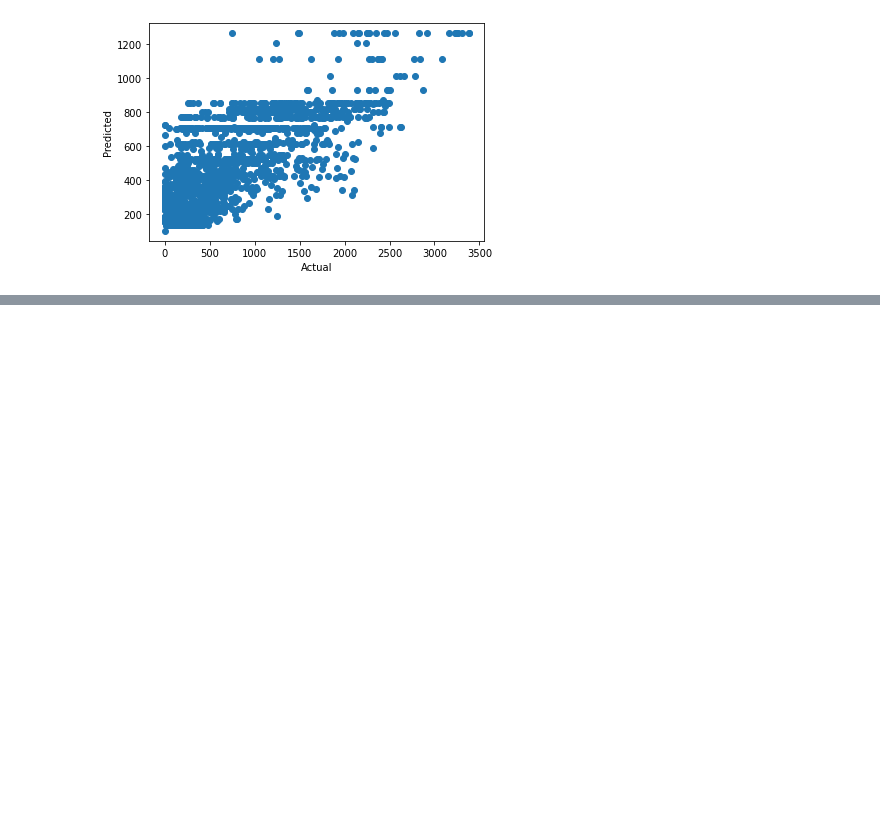
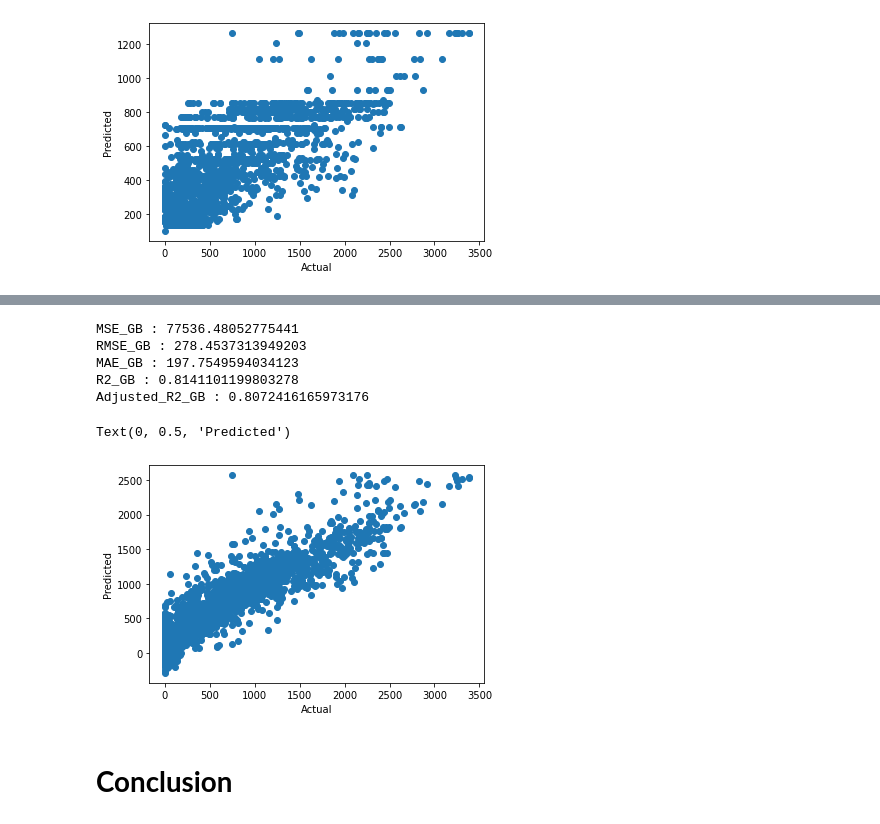
Before and after one commit to Bibhuti-MLAI/Bike-Sharing-Demand-Prediction, a Jupyter notebook: Bike_Sharing_Demand_Prediction_Capstone_Project.ipynb, the cells around one changed output, grey strips where cells are left out. Drawn from its saved outputs; the diff is of its cells as text; code cells hidden in the pictures; blank space fills up the shorter version.

```diff
--- a/Bike_Sharing_Demand_Prediction_Capstone_Project.ipynb
+++ b/Bike_Sharing_Demand_Prediction_Capstone_Project.ipynb
@@ -607,0 +572,6 @@ Text(0, 0.5, 'Predicted')
+# %%
+# Create an instance of the GradientBoostingRegressor
+from sklearn.ensemble import GradientBoostingRegressor
+gb_model = GradientBoostingRegressor()
+
+gb_model.fit(x_train,y_train)
@@ -607,0 +588,37 @@ Text(0, 0.5, 'Predicted')
+# %%
+# Making predictions on train and test data
+
+y_pred_train = gb_model.predict(x_train)
+y_pred_gb = gb_model.predict(x_test)
+# %%
+from sklearn.metrics import mean_squared_error
+MSE_GB= mean_squared_error(y_test, y_pred_gb)
+print("MSE_GB :",MSE_GB)
+
+RMSE_GB=np.sqrt(MSE_GB)
+print("RMSE_GB :",RMSE_GB)
+
+
+MAE_GB= mean_absolute_error(y_test, y_pred_gb)
+print("MAE_GB :",MAE_GB)
+
+
+from sklearn.metrics import r2_score
+R2_GB= r2_score(y_test, y_pred_gb)
+print("R2_GB :",R2_GB)
+print("Adjusted_R2_GB :",1-(1-r2_score(y_test, y_pred_gb))*((x_test.shape[0]-1)/(x_test.shape[0]-x_test.shape[1]-1)) )
+# %% [output]
+MSE_GB : 77536.48052775441
+RMSE_GB : 278.4537313949203
+MAE_GB : 197.7549594034123
+R2_GB : 0.8141101199803278
+Adjusted_R2_GB : 0.8072416165973176
+# %%
+plt.scatter(y_test, y_pred_gb)
+plt.xlabel('Actual')
+plt.ylabel('Predicted')
+# %% [output]
+Text(0, 0.5, 'Predicted')
+[figure, added]
+# %% [markdown]
+# **Conclusion**
```
Also changed, not shown: parts of 28 cells of this notebook.
